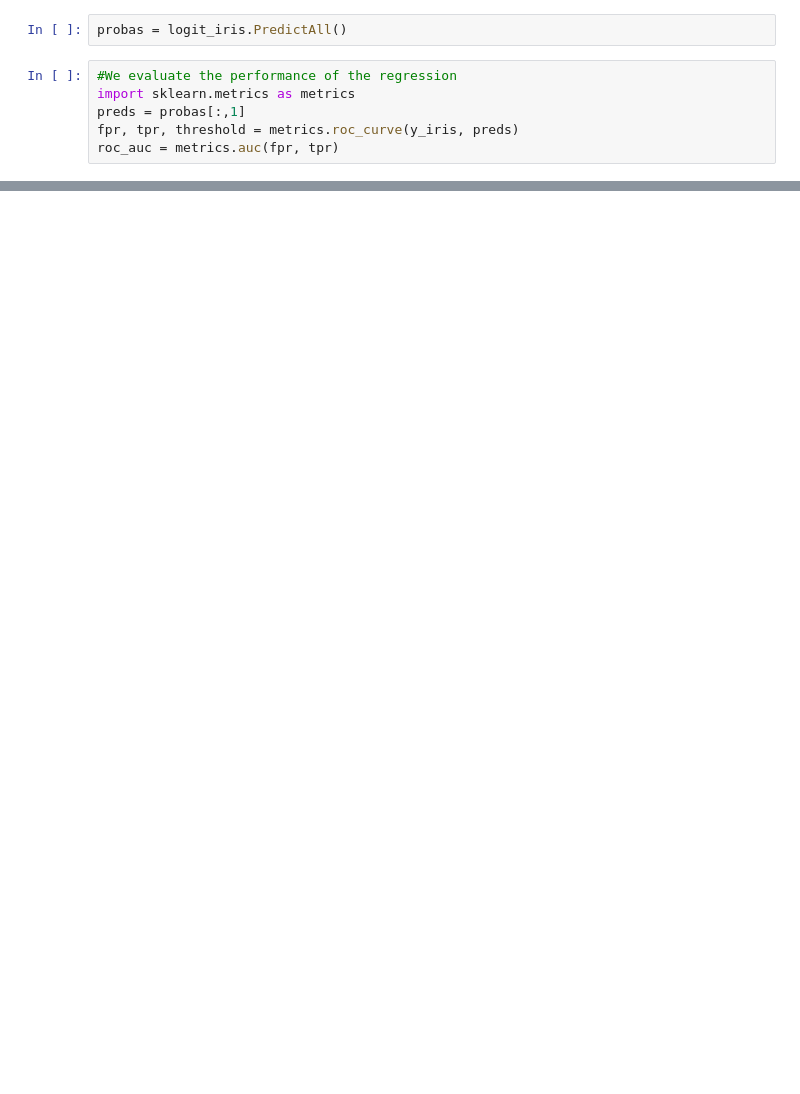
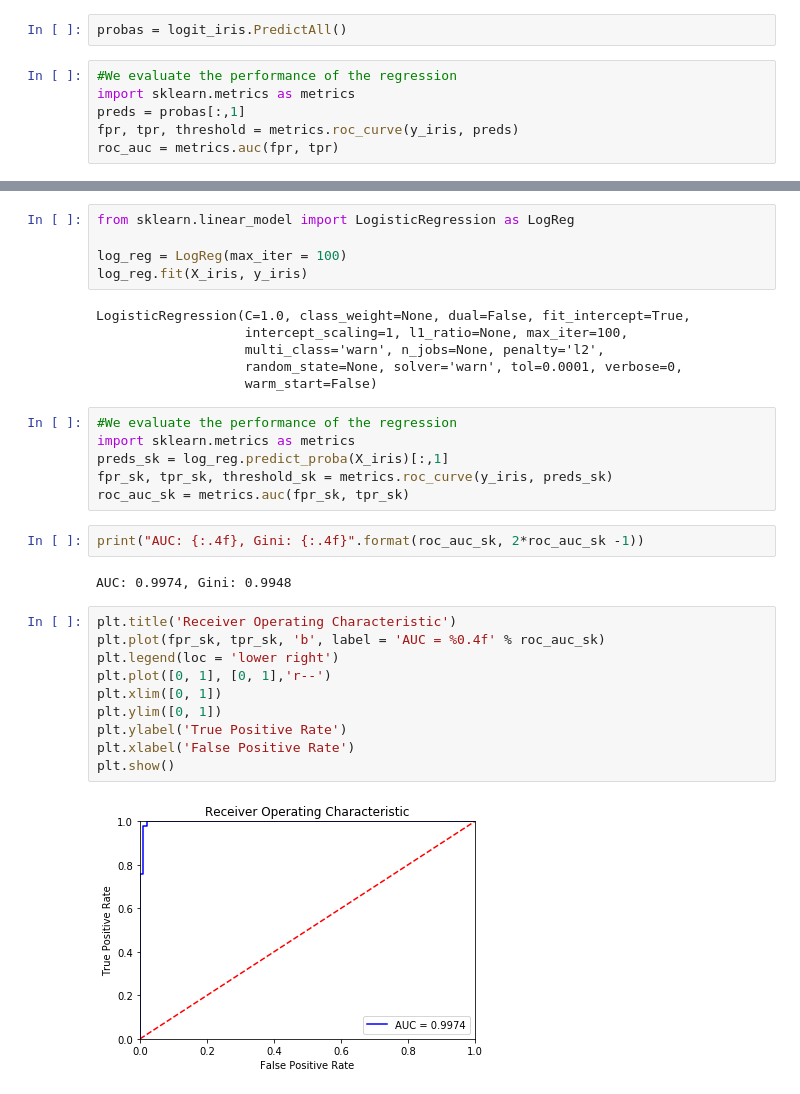
Before and after one commit to OriolFernandezPena/LogisticRegressionFromScratch, a Jupyter notebook: LogisticRegression.ipynb, the cells around one changed output, grey strips where cells are left out. Drawn from its saved outputs; the diff is of its cells as text; blank space fills up the shorter version.

```diff
--- a/LogisticRegression.ipynb
+++ b/LogisticRegression.ipynb
@@ -86,0 +129,33 @@ plt.show()
+# %%
+from sklearn.linear_model import LogisticRegression as LogReg
+
+log_reg = LogReg(max_iter = 100)
+log_reg.fit(X_iris, y_iris)
+# %% [output]
+LogisticRegression(C=1.0, class_weight=None, dual=False, fit_intercept=True,
+                   intercept_scaling=1, l1_ratio=None, max_iter=100,
+                   multi_class='warn', n_jobs=None, penalty='l2',
+                   random_state=None, solver='warn', tol=0.0001, verbose=0,
+                   warm_start=False)
+# %%
+#We evaluate the performance of the regression
+import sklearn.metrics as metrics
+preds_sk = log_reg.predict_proba(X_iris)[:,1]
+fpr_sk, tpr_sk, threshold_sk = metrics.roc_curve(y_iris, preds_sk)
+roc_auc_sk = metrics.auc(fpr_sk, tpr_sk)
+# %%
+print("AUC: {:.4f}, Gini: {:.4f}".format(roc_auc_sk, 2*roc_auc_sk -1))
+# %% [output]
+AUC: 0.9974, Gini: 0.9948
+# %%
+plt.title('Receiver Operating Characteristic')
+plt.plot(fpr_sk, tpr_sk, 'b', label = 'AUC = %0.4f' % roc_auc_sk)
+plt.legend(loc = 'lower right')
+plt.plot([0, 1], [0, 1],'r--')
+plt.xlim([0, 1])
+plt.ylim([0, 1])
+plt.ylabel('True Positive Rate')
+plt.xlabel('False Positive Rate')
+plt.show()
+# %% [output]
+[figure, added]
```
Also changed, not shown: parts of 8 cells of this notebook.
